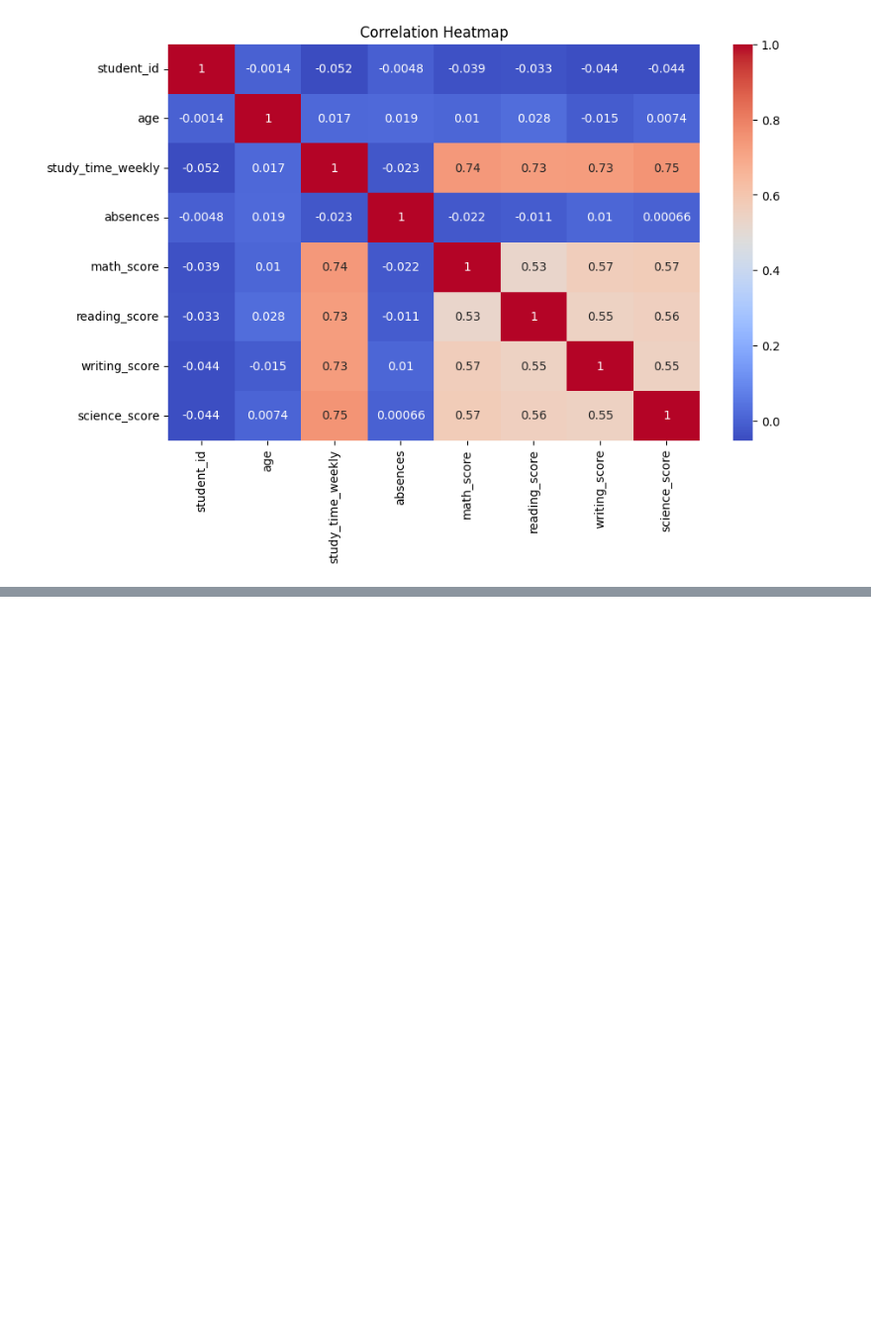
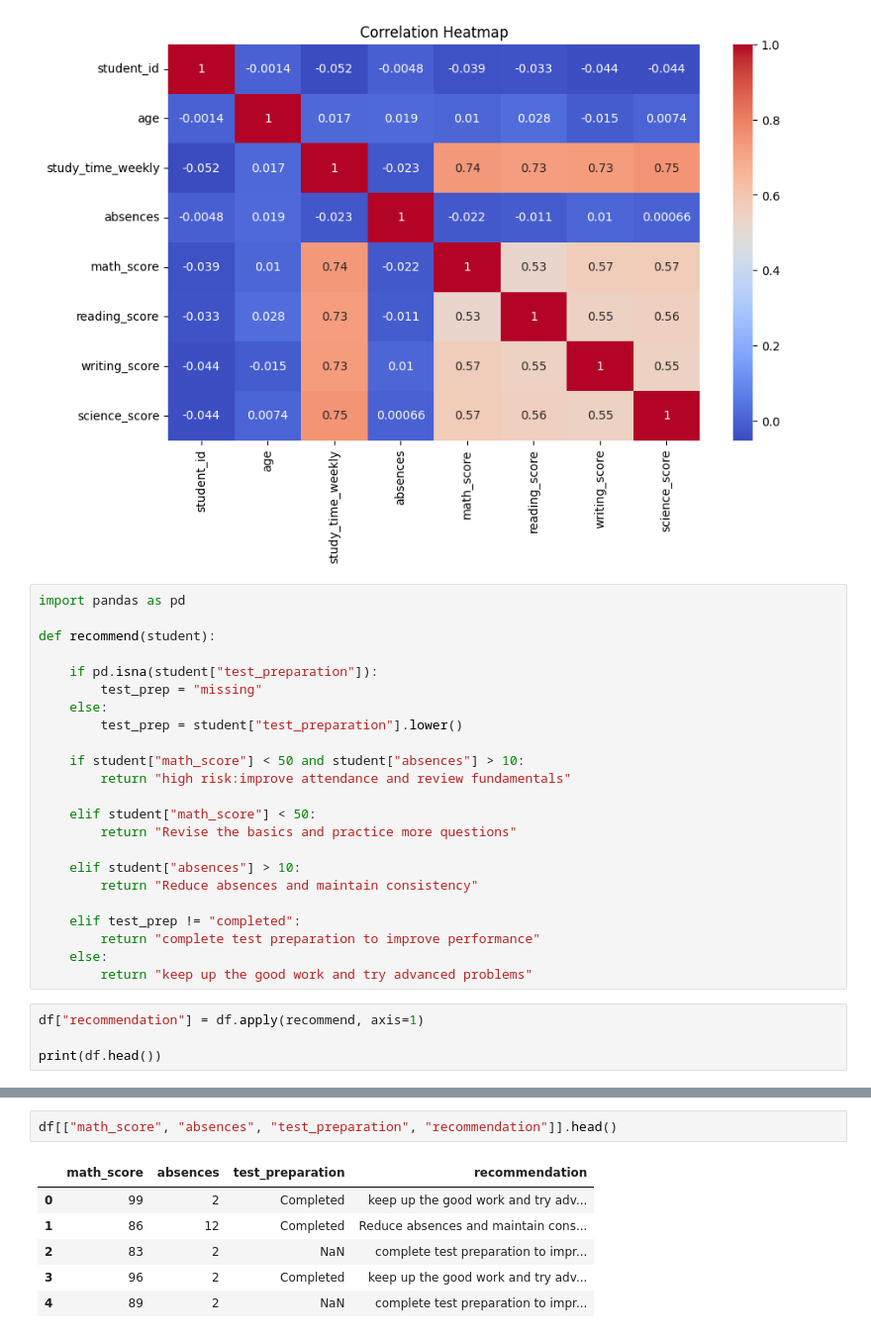
Before and after one commit to Syed123-az/AI-Learning-Navigator, a Jupyter notebook: eda.ipynb, the cells around one changed output, grey strips where cells are left out. Shown at 99% size. Drawn from its saved outputs; the diff is of its cells as text; blank space fills up the shorter version.

Commit message:
Day 1 completed: Data loading, EDA basics, and recommendation system implemented

```diff
--- a/eda.ipynb
+++ b/eda.ipynb
@@ -56,3 +56,30 @@ plt.title("Correlation Heatmap")
 plt.show()
 # %% [output]
 [figure]
+# %%
+import pandas as pd
+
+def recommend(student):
+
+    if pd.isna(student["test_preparation"]):
+        test_prep = "missing"
+    else:
+        test_prep = student["test_preparation"].lower()
+
+    if student["math_score"] < 50 and student["absences"] > 10:
+        return "high risk:improve attendance and review fundamentals"
+
+    elif student["math_score"] < 50:
+        return "Revise the basics and practice more questions"
+
+    elif student["absences"] > 10:
+        return "Reduce absences and maintain consistency"
+
+    elif test_prep != "completed":
+        return "complete test preparation to improve performance"
+    else:
+        return "keep up the good work and try advanced problems"
+# %%
+df["recommendation"] = df.apply(recommend, axis=1)
+
+print(df.head())
@@ -58,0 +104,9 @@ plt.show()
+# %%
+df[["math_score", "absences", "test_preparation", "recommendation"]].head()
+# %% [output]
+|  | math_score | absences | test_preparation | recommendation |
+| 0 | 99 | 2 | Completed | keep up the good work and try adv... |
+| 1 | 86 | 12 | Completed | Reduce absences and maintain cons... |
+| 2 | 83 | 2 | NaN | complete test preparation to impr... |
+| 3 | 96 | 2 | Completed | keep up the good work and try adv... |
+| 4 | 89 | 2 | NaN | complete test preparation to impr... |
```
Also changed, not shown: parts of 1 cell of this notebook.
